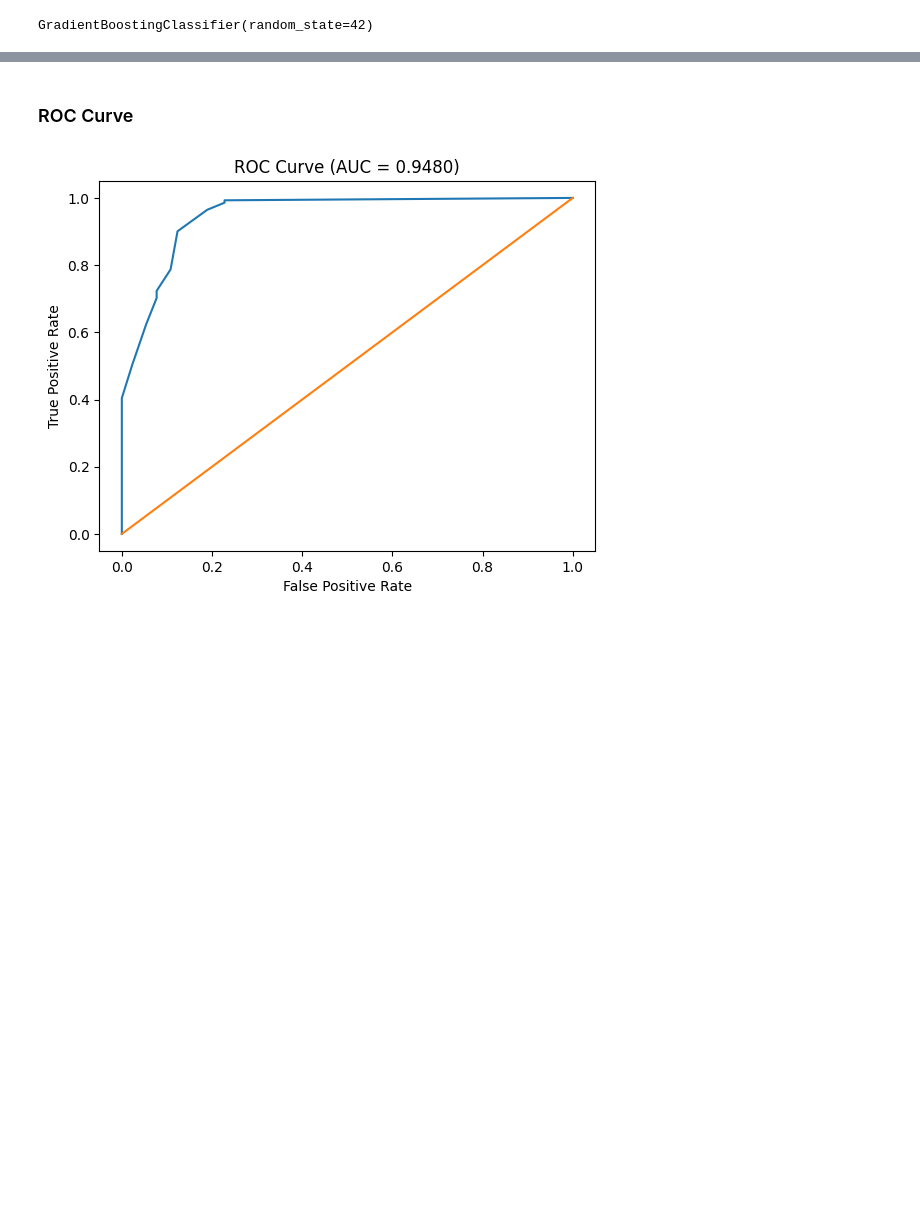
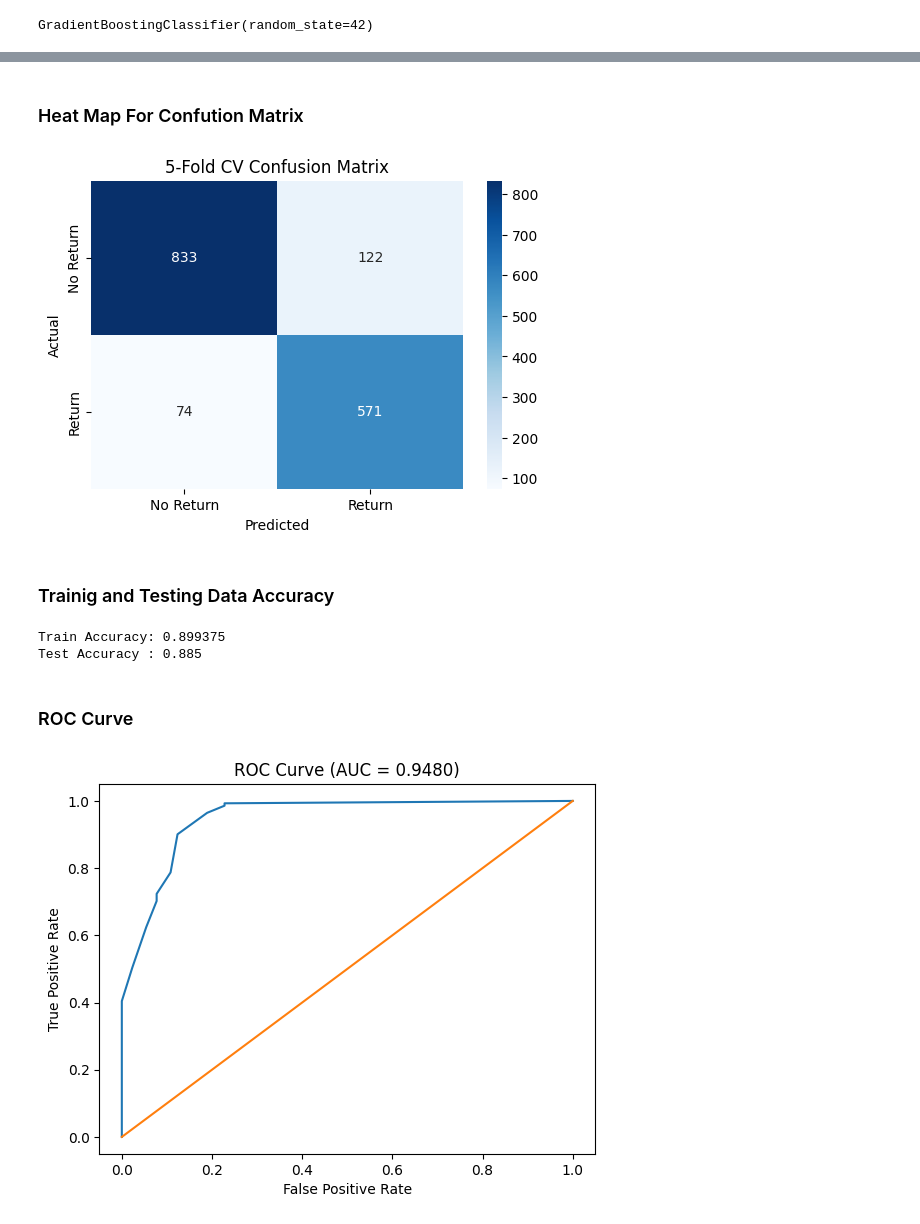
Before and after one commit to Himanshutiwari321/User-Return-Prediction---Startup---ML, a Jupyter notebook: notebooks/model_train.ipynb, the cells around one changed output, grey strips where cells are left out. Drawn from its saved outputs; the diff is of its cells as text; code cells hidden in the pictures; blank space fills up the shorter version.

```diff
--- a/notebooks/model_train.ipynb
+++ b/notebooks/model_train.ipynb
@@ -438,4 +333,4 @@ Best Score: 0.875625
 # %%
-gb.fit(X_train_transform, y_train)
+pipe_gb.fit(X_train, y_train)
 # %% [output]
 GradientBoostingClassifier(random_state=42)
@@ -516,0 +416,24 @@ print("Best Score:", grid_gb.best_score_)
+# %%
+from sklearn.model_selection import StratifiedKFold, cross_val_predict
+from sklearn.metrics import confusion_matrix, classification_report
+
+# 5 Fold CV
+cv = StratifiedKFold(n_splits=5, shuffle=True, random_state=42)
+
+# Out-of-fold predictions
+y_cv_pred = cross_val_predict(
+    pipe_dt,
+    X_train,
+    y_train,
+    cv=cv
+)
+
+# Confusion Matrix
+com = confusion_matrix(y_train, y_cv_pred) #cm will use in heatmap
+
+print("5-Fold CV Confusion Matrix:")
+print(com)
+
+# Classification Report
+print("\n5-Fold CV Report:")
+print(classification_report(y_train, y_cv_pred))
@@ -517,3 +454,34 @@ print("Best Score:", grid_gb.best_score_)
+# %% [markdown]
+### Heat Map For Confution Matrix
+# %%
+
+import seaborn as sns
+import matplotlib.pyplot as plt
+
+plt.figure(figsize=(6,4))
+sns.heatmap(
+    com,
+    annot=True,
+    fmt='d',
+    cmap='Blues',
+    xticklabels=['No Return', 'Return'],
+    yticklabels=['No Return', 'Return']
+)
+
+plt.xlabel("Predicted")
+plt.ylabel("Actual")
+plt.title("5-Fold CV Confusion Matrix")
+plt.show()
+# %% [output]
+[figure, added]
+# %% [markdown]
+### Trainig and Testing Data Accuracy
+# %%
+print("Train Accuracy:", pipe_dt.score(X_train, y_train))
+print("Test Accuracy :", pipe_dt.score(X_test, y_test))
+# %% [output]
+Train Accuracy: 0.899375
+Test Accuracy : 0.885
 # %% [markdown]
 ### ROC Curve
 # %%
```
Also changed, not shown: parts of 71 cells of this notebook, 7 other files.
